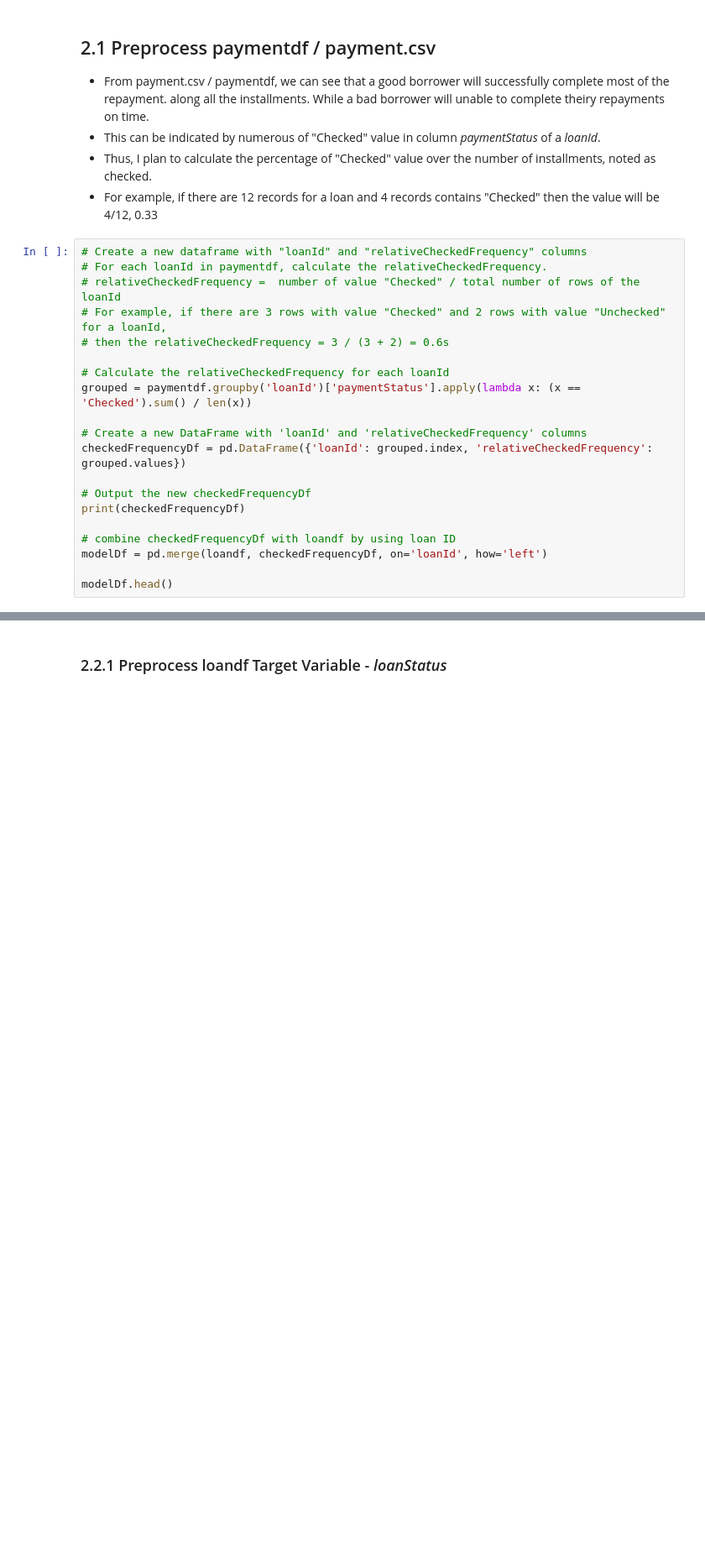
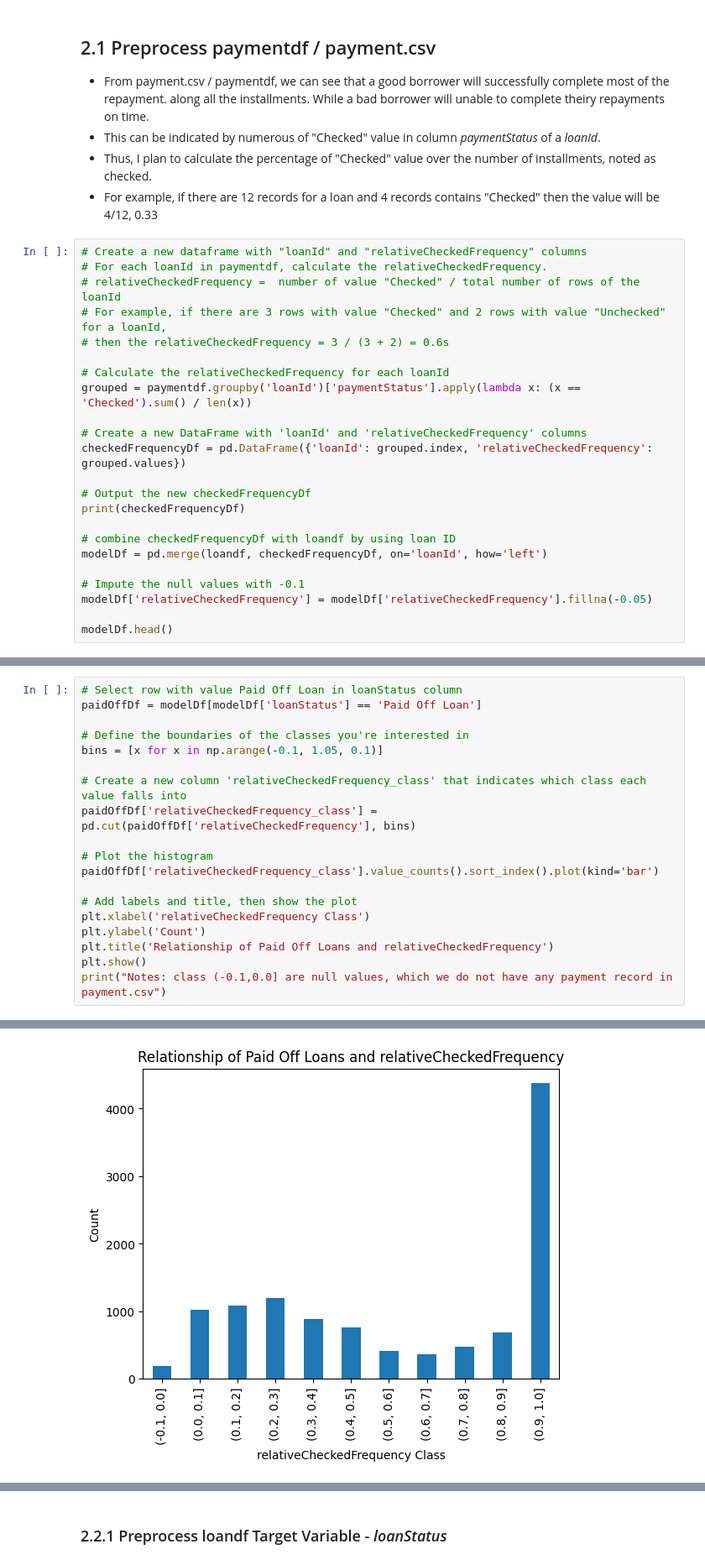
Before and after one commit to ahdeanlau/Credit_Score_Prediction, a Jupyter notebook: Exploratory_Data_analysis.ipynb, the cells around one changed output, grey strips where cells are left out. Shown at 84% size. Cells and saved outputs as stored; diff of their text form; blank space fills up the shorter version.

Commit message:
Prove relativeCheckedFrequency can be target variable
Use histogram to shows the correlation btw relativeCheckedFrequency and the loanStatus

```diff
--- a/Exploratory_Data_analysis.ipynb
+++ b/Exploratory_Data_analysis.ipynb
@@ -148,6 +148,9 @@ print(checkedFrequencyDf)
 # combine checkedFrequencyDf with loandf by using loan ID
 modelDf = pd.merge(loandf, checkedFrequencyDf, on='loanId', how='left')
 
+# Impute the null values with -0.1
+modelDf['relativeCheckedFrequency'] = modelDf['relativeCheckedFrequency'].fillna(-0.05)
+
 modelDf.head()
 # %% [output]
               loanId  relativeCheckedFrequency
@@ -172,0 +182,20 @@ modelDf.head()
+# %%
+# Select row with value Paid Off Loan in loanStatus column
+paidOffDf = modelDf[modelDf['loanStatus'] == 'Paid Off Loan']
+
+# Define the boundaries of the classes you're interested in
+bins = [x for x in np.arange(-0.1, 1.05, 0.1)]
+
+# Create a new column 'relativeCheckedFrequency_class' that indicates which class each value falls into
+paidOffDf['relativeCheckedFrequency_class'] = pd.cut(paidOffDf['relativeCheckedFrequency'], bins)
+
+# Plot the histogram
+paidOffDf['relativeCheckedFrequency_class'].value_counts().sort_index().plot(kind='bar')
+
+# Add labels and title, then show the plot
+plt.xlabel('relativeCheckedFrequency Class')
+plt.ylabel('Count')
+plt.title('Relationship of Paid Off Loans and relativeCheckedFrequency')
+plt.show()
+print("Notes: class (-0.1,0.0] are null values, which we do not have any payment record in payment.csv")
+# %% [output]
@@ -172,0 +207 @@ modelDf.head()
+[figure, added]
```
Also changed, not shown: parts of 8 cells of this notebook.
